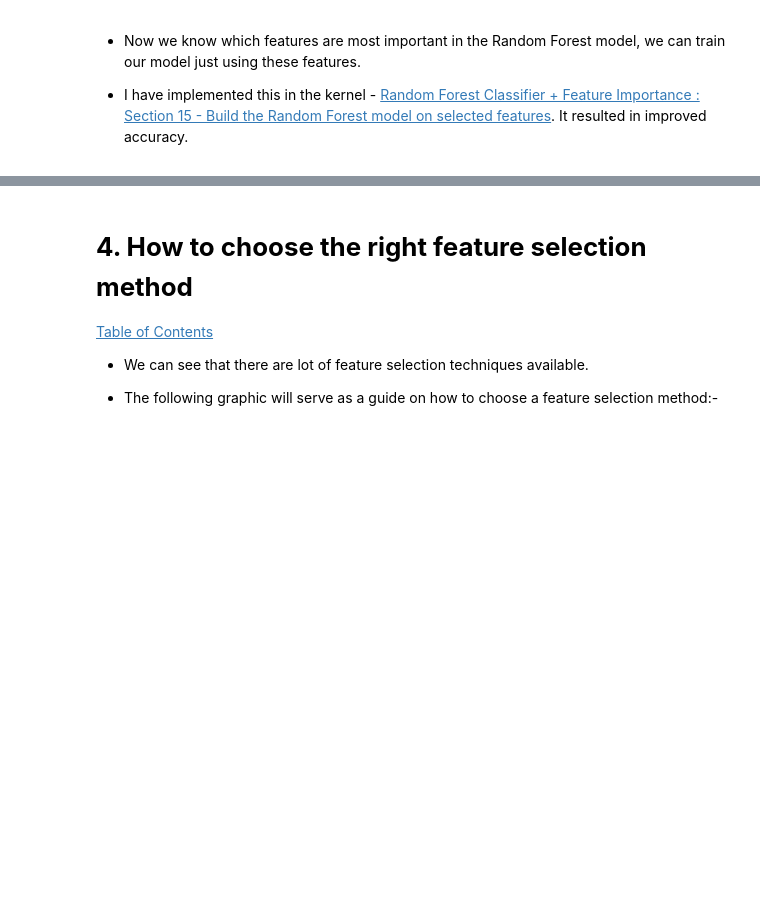
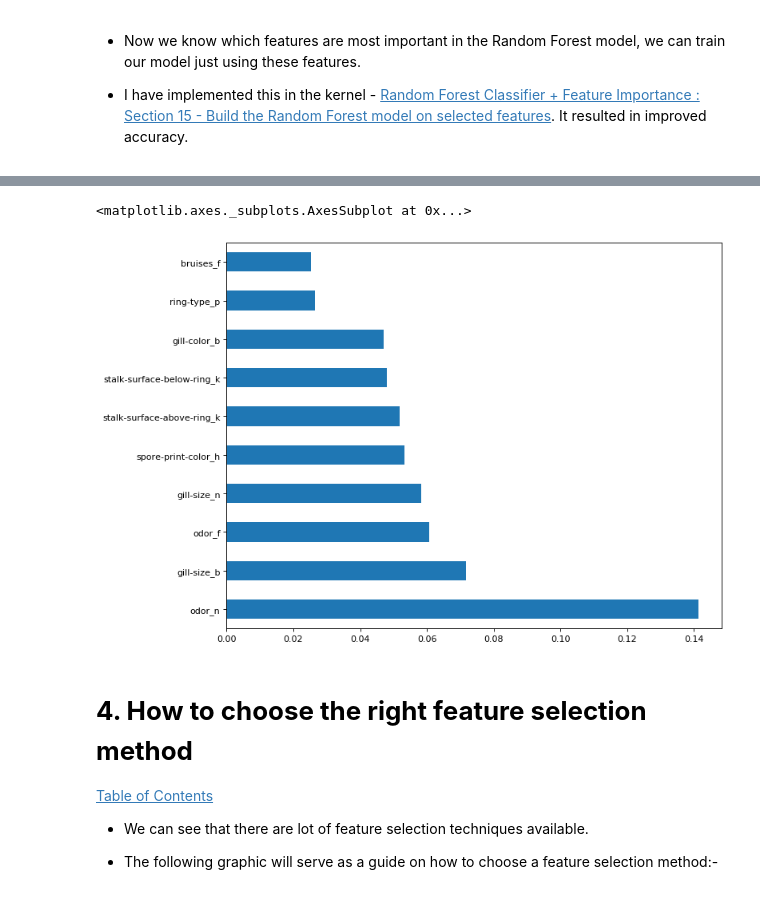
Before and after one commit to yekabe/DataModelingStepsML, a Jupyter notebook: notebooks/feature_selection/Feature Selection for Machine Learning.ipynb, the cells around one changed output, grey strips where cells are left out. Drawn from its saved outputs; the diff is of its cells as text; code cells hidden in the pictures; blank space fills up the shorter version.

```diff
--- a/notebooks/feature_selection/Feature Selection for Machine Learning.ipynb
+++ b/notebooks/feature_selection/Feature Selection for Machine Learning.ipynb
@@ -1097,4 +1125,4 @@ from sklearn import tree
 from sklearn.ensemble import RandomForestClassifier
 # %%
 # Load dataset
-df = pd.read_csv('/kaggle/input/mushroom-classification/mushrooms.csv')
+df = pd.read_csv('../../data/mushrooms.csv')
@@ -1141,3 +1206,14 @@ feat_importances.nlargest(7).plot(kind='barh')
+# %%
+# visualize feature importance
+
+plt.figure(num=None, figsize=(10,8), dpi=80, facecolor='w', edgecolor='k')
+
+feat_importances = pd.Series(clf.feature_importances_, index= X.columns)
+
+feat_importances.nlargest(10).plot(kind='barh')
+# %% [output]
+<matplotlib.axes._subplots.AxesSubplot at 0x...>
+[figure, added]
 # %% [markdown]
 # **4. How to choose the right feature selection method** <a class="anchor" id="4"></a>
 
```
Also changed, not shown: parts of 13 cells of this notebook, 16 other files.
